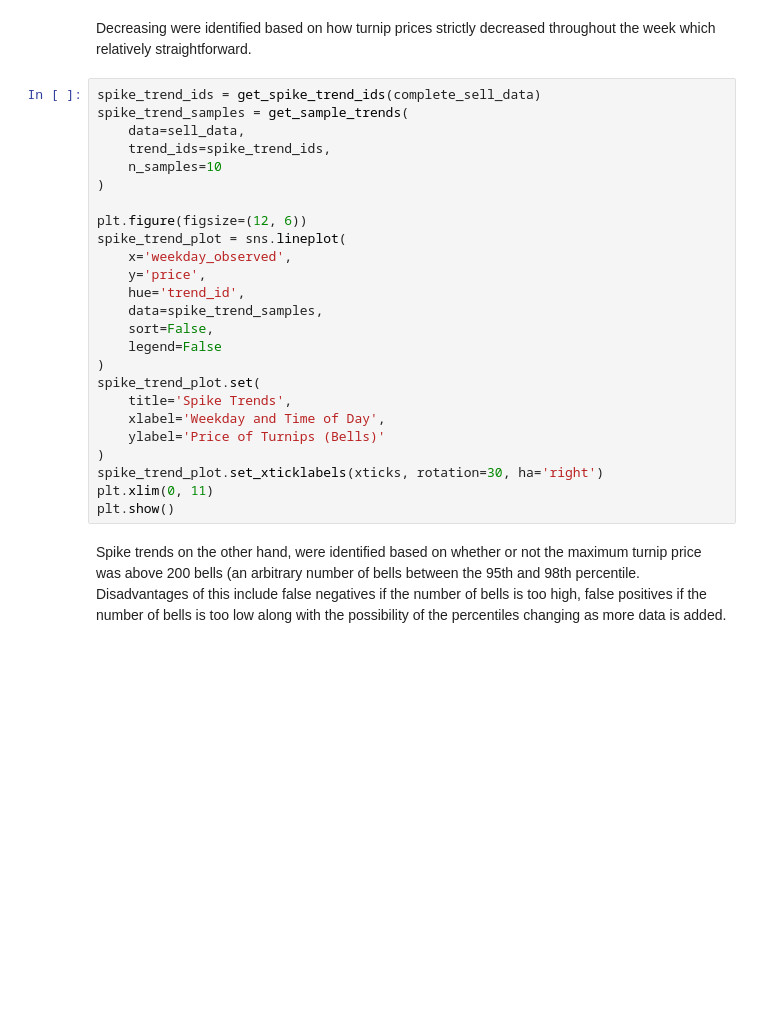
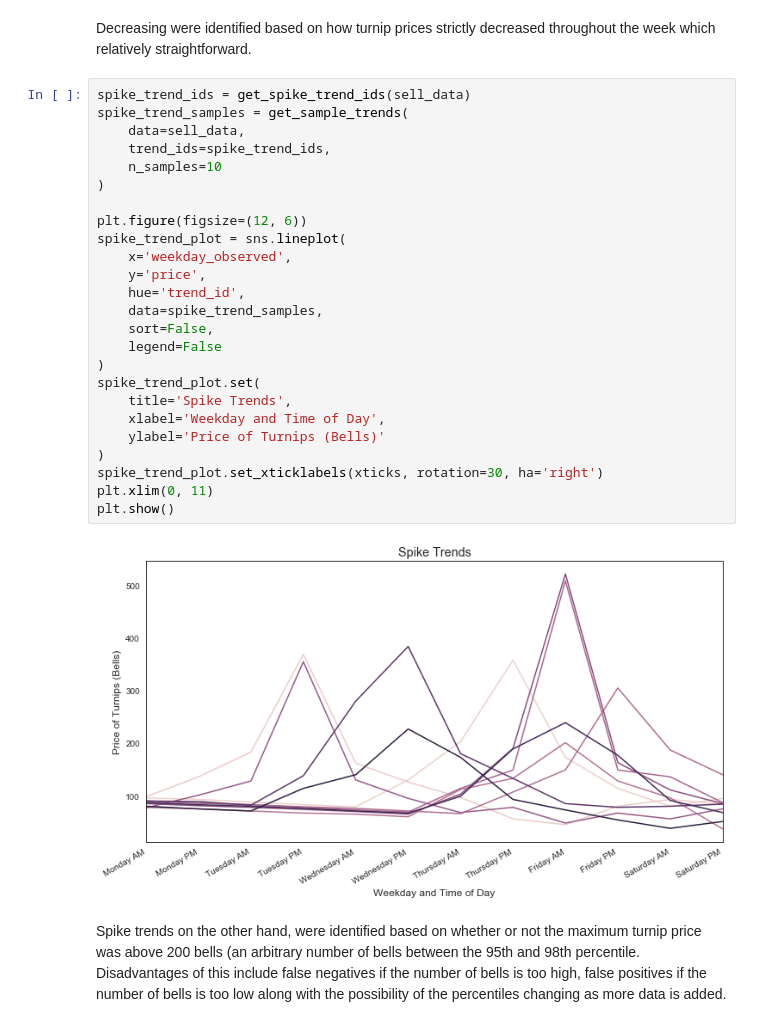
Before and after one commit to ys-lin14/acnh-clustering, a Jupyter notebook: 3_manual_trend_classification.ipynb, the cells around one changed output. Cells and saved outputs as stored; diff of their text form; blank space fills up the shorter version.

```diff
--- a/3_manual_trend_classification.ipynb
+++ b/3_manual_trend_classification.ipynb
@@ -164,30 +164,32 @@ NameError: name 'complete_sell_data' is not defined
 # %% [markdown]
 Decreasing were identified based on how turnip prices strictly decreased throughout the week which relatively straightforward.
 # %%
-spike_trend_ids = get_spike_trend_ids(complete_sell_data)
+spike_trend_ids = get_spike_trend_ids(sell_data)
 spike_trend_samples = get_sample_trends(
     data=sell_data,
     trend_ids=spike_trend_ids,
     n_samples=10
 )
 
 plt.figure(figsize=(12, 6))
 spike_trend_plot = sns.lineplot(
     x='weekday_observed',
     y='price',
     hue='trend_id',
     data=spike_trend_samples,
     sort=False,
     legend=False
 )
 spike_trend_plot.set(
     title='Spike Trends',
     xlabel='Weekday and Time of Day',
     ylabel='Price of Turnips (Bells)'
 )
 spike_trend_plot.set_xticklabels(xticks, rotation=30, ha='right')
 plt.xlim(0, 11)
 plt.show()
+# %% [output]
+[figure, added]
 # %% [markdown]
 Spike trends on the other hand, were identified based on whether or not the maximum turnip price was above 200 bells (an arbitrary number of bells between the 95th and 98th percentile. Disadvantages of this include false negatives if the number of bells is too high, false positives if the number of bells is too low along with the possibility of the percentiles changing as more data is added.
 # %%
```
Also changed, not shown: parts of 5 cells of this notebook.
